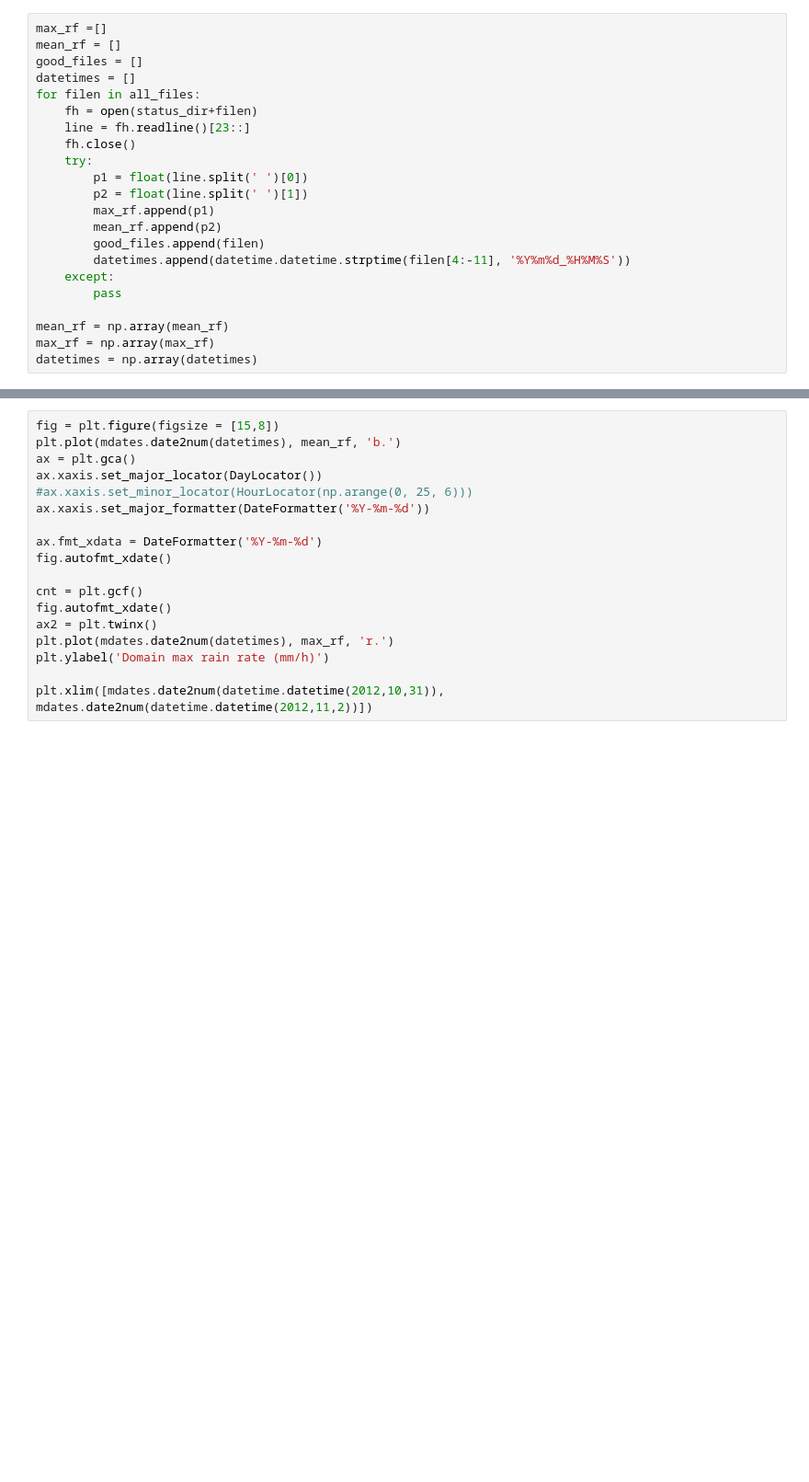
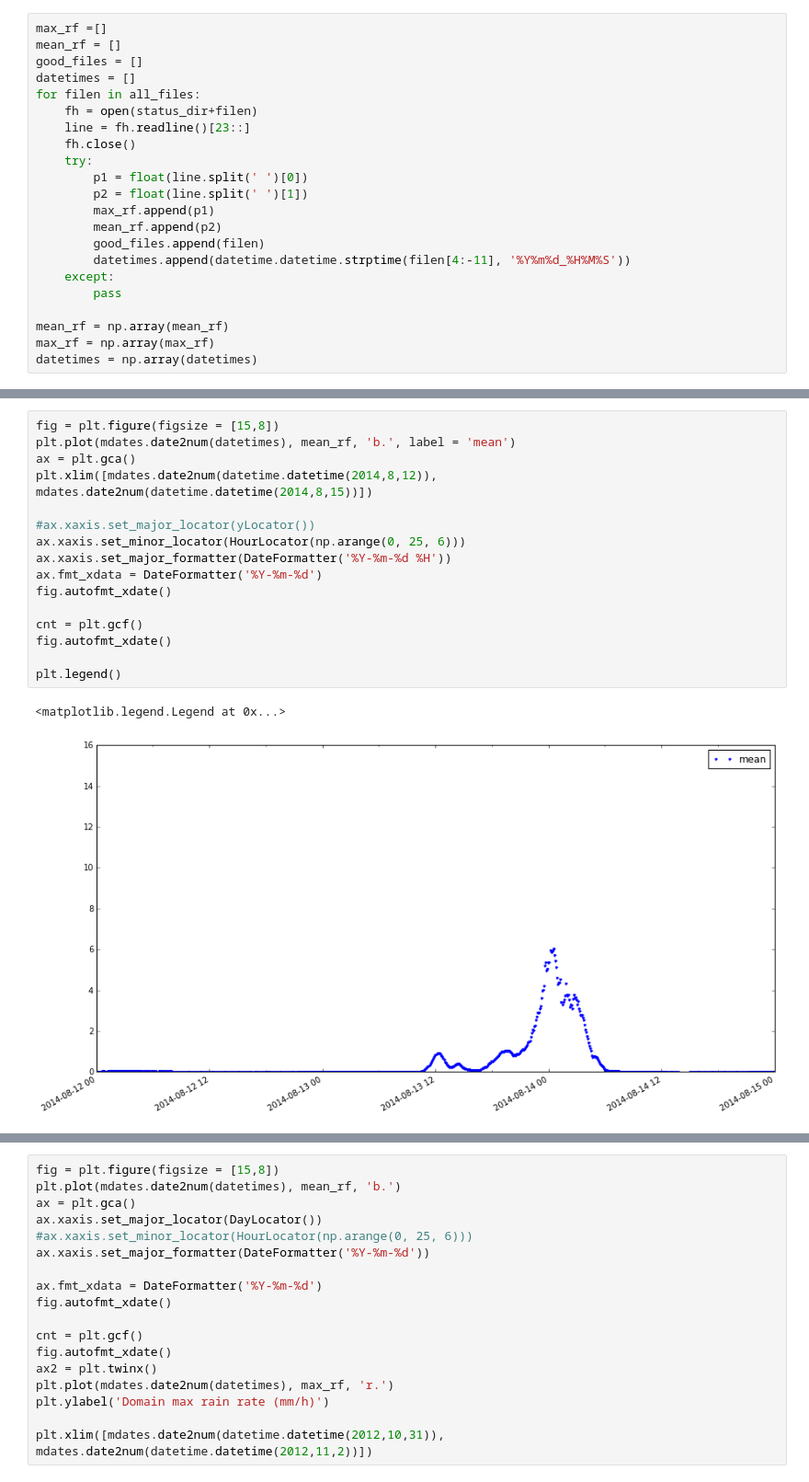
Before and after one commit to EVS-ATMOS/high_resolution_hydrology, a Jupyter notebook: notebooks/maine_2012_analysis.ipynb, the cells around one changed output, grey strips where cells are left out. Shown at 92% size. Cells and saved outputs as stored; diff of their text form; blank space fills up the shorter version.

```diff
--- a/notebooks/maine_2012_analysis.ipynb
+++ b/notebooks/maine_2012_analysis.ipynb
@@ -70,2 +75,21 @@ plt.legend()
+# %%
+fig = plt.figure(figsize = [15,8])
+plt.plot(mdates.date2num(datetimes), mean_rf, 'b.', label = 'mean')
+ax = plt.gca()
+plt.xlim([mdates.date2num(datetime.datetime(2014,8,12)), mdates.date2num(datetime.datetime(2014,8,15))])
+
+#ax.xaxis.set_major_locator(yLocator())
+ax.xaxis.set_minor_locator(HourLocator(np.arange(0, 25, 6)))
+ax.xaxis.set_major_formatter(DateFormatter('%Y-%m-%d %H'))
+ax.fmt_xdata = DateFormatter('%Y-%m-%d')
+fig.autofmt_xdate()
+
+cnt = plt.gcf()
+fig.autofmt_xdate()
+
+plt.legend()
+# %% [output]
+<matplotlib.legend.Legend at 0x...>
+[figure, added]
 # %%
 fig = plt.figure(figsize = [15,8])
```
Also changed, not shown: parts of 30 cells of this notebook, 2 other files.
